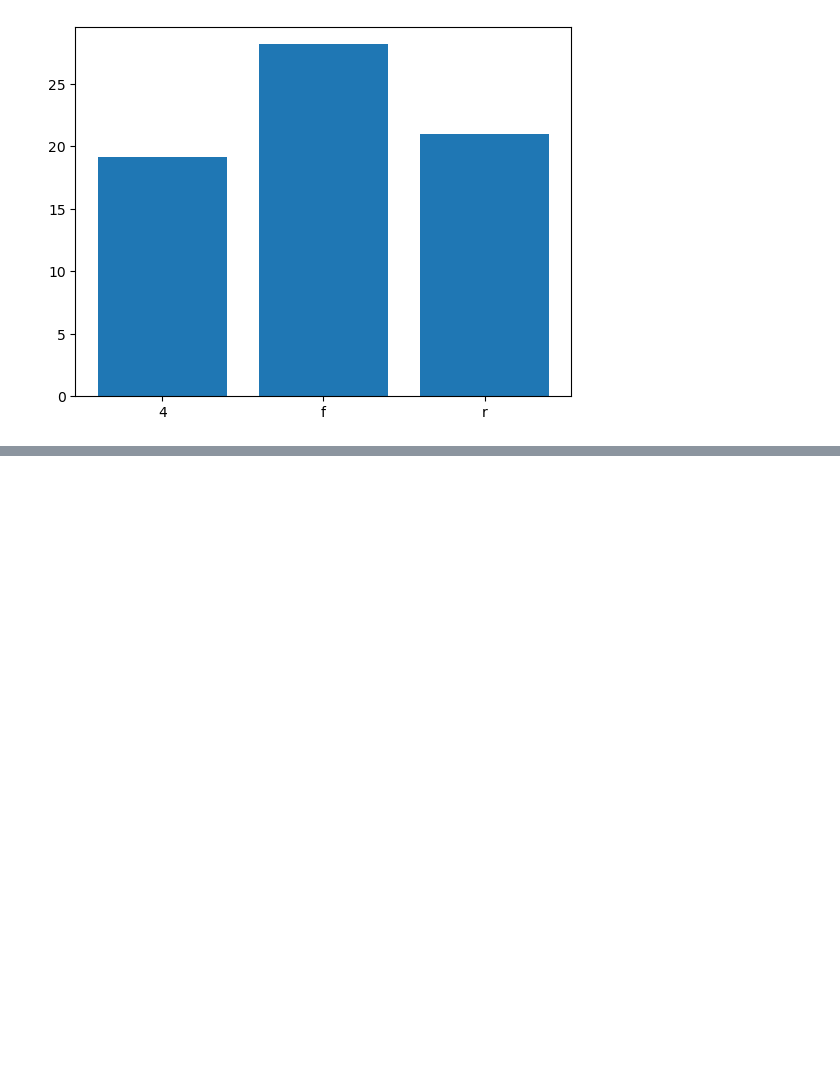
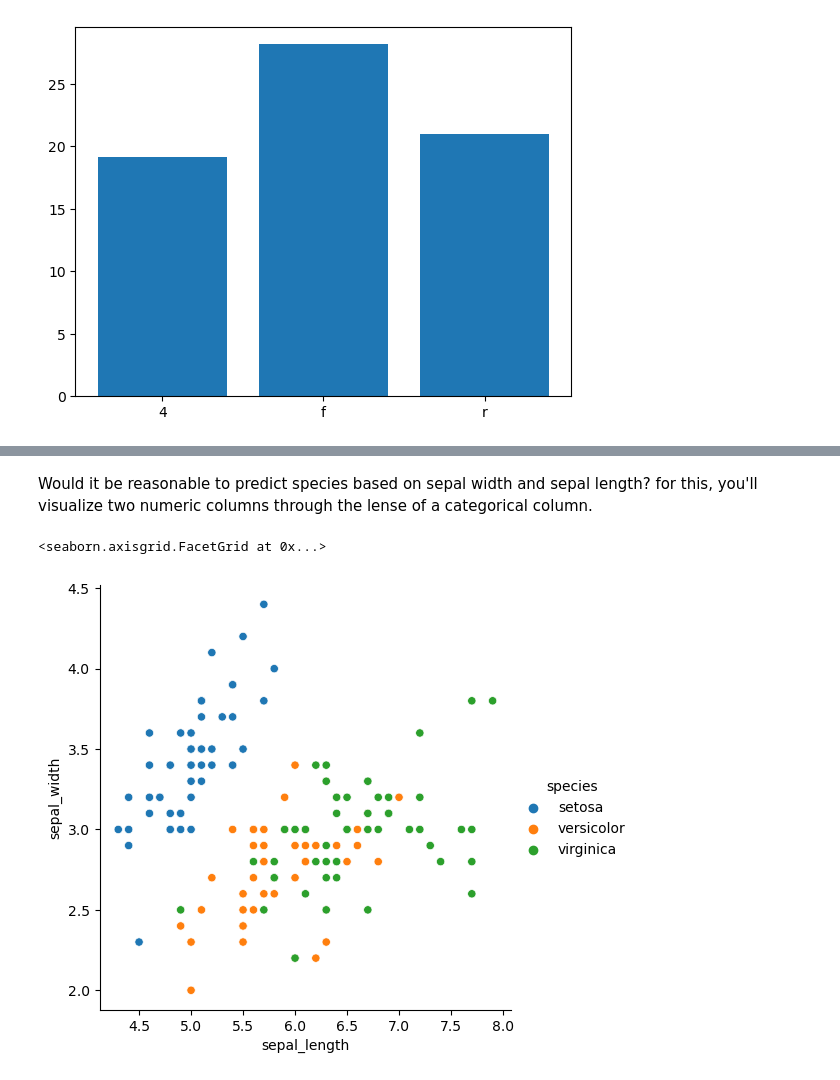
Before and after one commit to Msalazar2/numpy-pandas-visualization-exercises, a Jupyter notebook: seaborn_exercises.ipynb, the cells around one changed output, grey strips where cells are left out. Drawn from its saved outputs; the diff is of its cells as text; code cells hidden in the pictures; blank space fills up the shorter version.

```diff
--- a/seaborn_exercises.ipynb
+++ b/seaborn_exercises.ipynb
@@ -198,0 +235,8 @@ plt.bar(g.index, g)
+# %% [markdown]
+Would it be reasonable to predict species based on sepal width and sepal length?
+for this, you'll visualize two numeric columns through the lense of a categorical column.
+# %%
+sns.relplot(data = i, x = 'sepal_length', y = 'sepal_width', hue = 'species')
+# %% [output]
+<seaborn.axisgrid.FacetGrid at 0x...>
+[figure, added]
```
Also changed, not shown: parts of 47 cells of this notebook.
